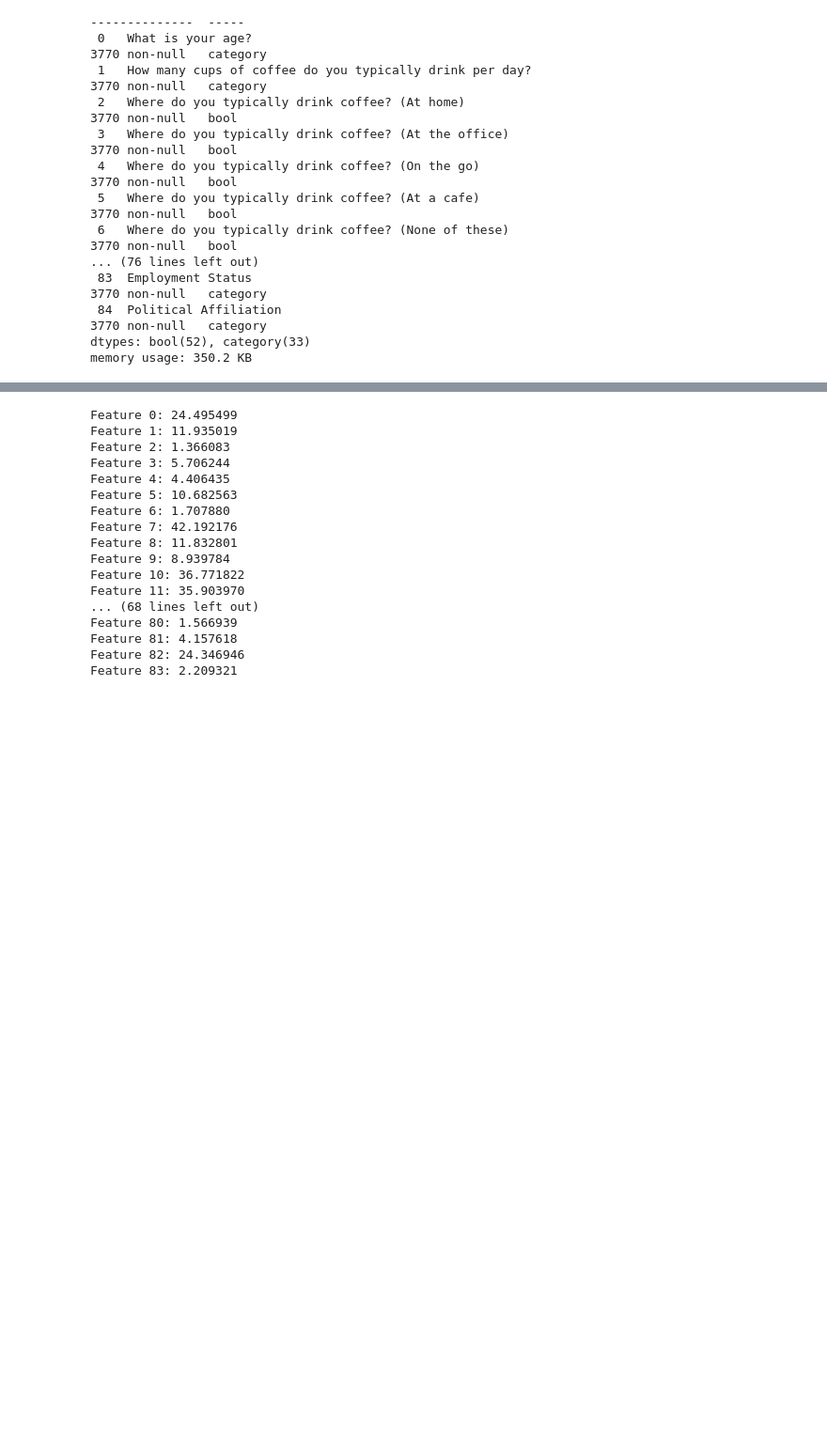
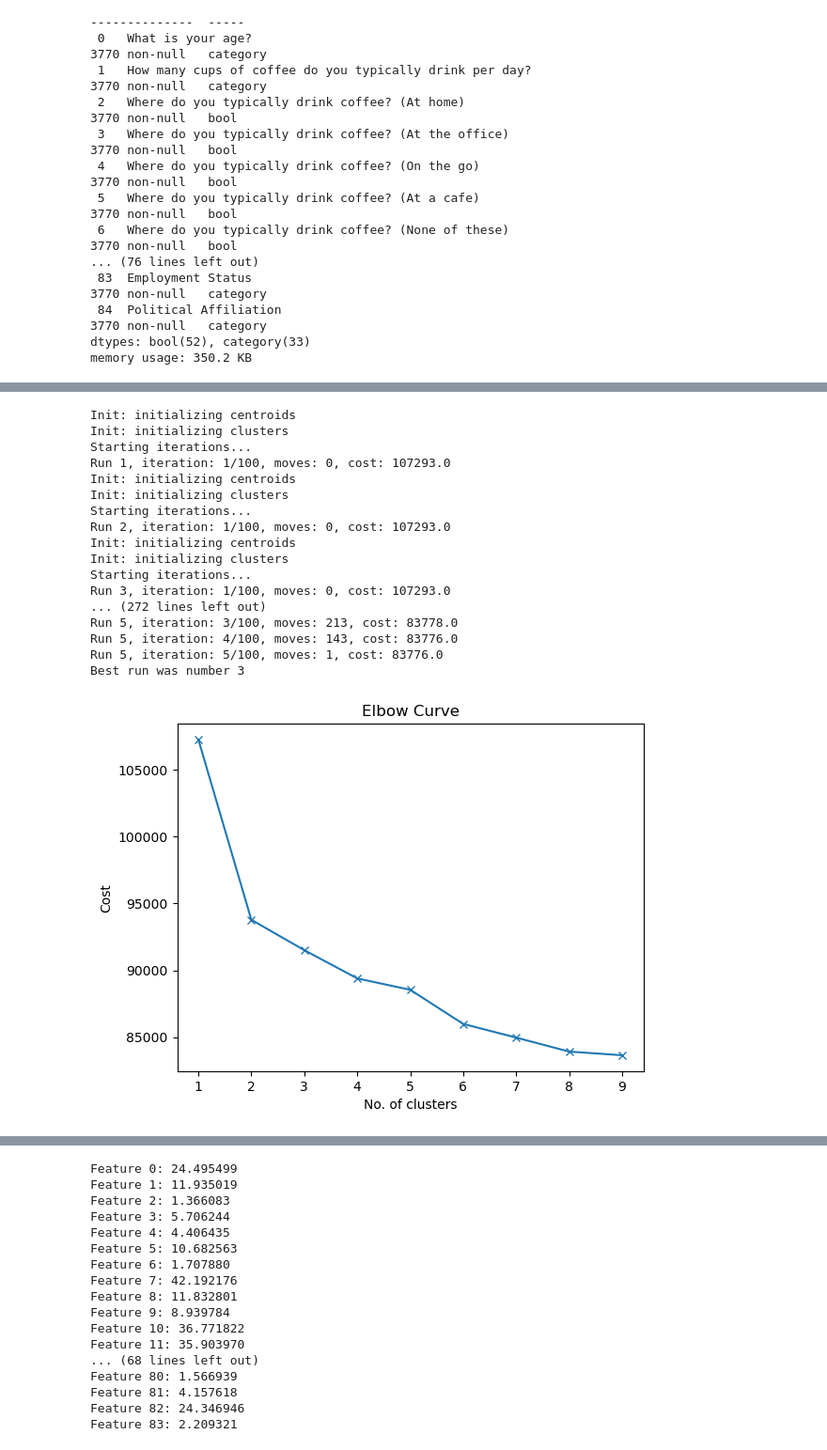
Before and after one commit to subhajyotirkmveri/Econometrics_project_matter, a Jupyter notebook: Project/analysis.ipynb, the cells around one changed output, grey strips where cells are left out. Shown: that part at 94% size. Saved outputs shown, nothing was run; the diff lists cells and outputs as text; code cells hidden in the pictures; blank space fills up the shorter version.

Commit message:
added clustering

```diff
--- a/Project/analysis.ipynb
+++ b/Project/analysis.ipynb
@@ -331,3 +331,13 @@ Data columns (total 85 columns):
  84  Political Affiliation                                                                             3770 non-null   category
 dtypes: bool(52), category(33)
 memory usage: 350.2 KB
+# %%
+def prepare_inputs(X_train):
+    oe = OrdinalEncoder()
+    oe.fit(X_train)
+    X_train_enc = oe.transform(X_train)
+
+    return X_train_enc
+# %%
+data=prepare_inputs(data)
+data
@@ -333,0 +352,33 @@ memory usage: 350.2 KB
+# %%
+# Elbow curve to find optimal K
+cost = []
+K = range(1,10)
+for k in list(K):
+    kmode = KModes(n_clusters=k, init = "random", n_init = 5, verbose=1)
+    kmode.fit_predict(data)
+    cost.append(kmode.cost_)
+
+plt.plot(K, cost, 'x-')
+plt.xlabel('No. of clusters')
+plt.ylabel('Cost')
+plt.title('Elbow Curve')
+plt.show()
+# %% [output]
+Init: initializing centroids
+Init: initializing clusters
+Starting iterations...
+Run 1, iteration: 1/100, moves: 0, cost: 107293.0
+Init: initializing centroids
+Init: initializing clusters
+Starting iterations...
+Run 2, iteration: 1/100, moves: 0, cost: 107293.0
+Init: initializing centroids
+Init: initializing clusters
+Starting iterations...
+Run 3, iteration: 1/100, moves: 0, cost: 107293.0
+... (272 lines left out)
+Run 5, iteration: 3/100, moves: 213, cost: 83778.0
+Run 5, iteration: 4/100, moves: 143, cost: 83776.0
+Run 5, iteration: 5/100, moves: 1, cost: 83776.0
+Best run was number 3
+[figure, added]
```
Also changed, not shown: parts of 6 cells of this notebook.
